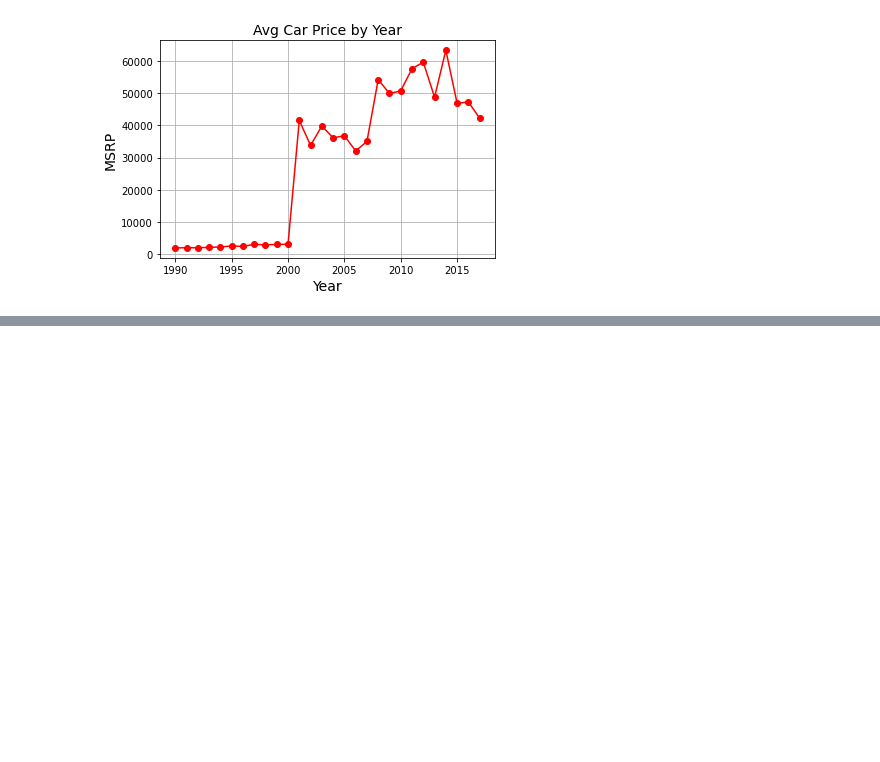
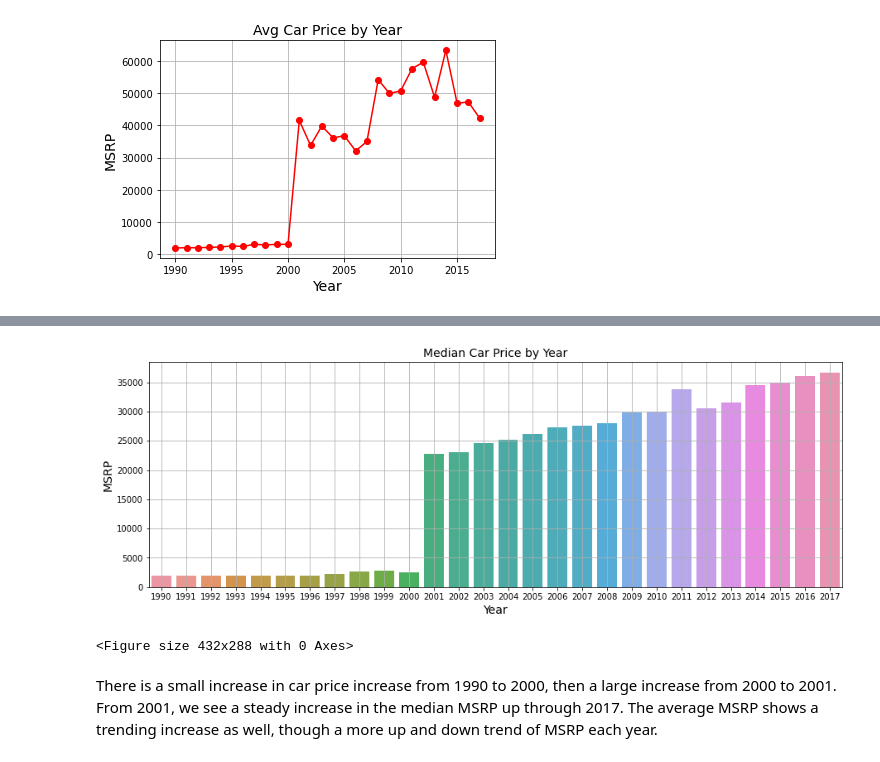
Before and after one commit to JaredBarnes6/car_price_determination_capstone, a Jupyter notebook: car_price_determination_capstone.ipynb, the cells around one changed output, grey strips where cells are left out. Cells and saved outputs as stored; diff of their text form; code cells hidden in the pictures; blank space fills up the shorter version.

```diff
--- a/car_price_determination_capstone.ipynb
+++ b/car_price_determination_capstone.ipynb
@@ -276,0 +328,15 @@ plt.tight_layout()
+# %%
+# Bar chart of MEDIAN MSRP per year.
+fig, axs = plt.subplots(nrows=1, figsize=(15,5))
+sns.barplot(x=year_list, y=price_med_year_list, data=car_data)
+plt.title('Median Car Price by Year', fontsize=14)
+plt.xlabel('Year', fontsize=14)
+plt.ylabel('MSRP', fontsize=14)
+plt.grid(True)
+plt.show()
+plt.tight_layout()
+# %% [output]
+[figure, added]
+<Figure size 432x288 with 0 Axes>
+# %% [markdown]
+There is a small increase in car price increase from 1990 to 2000, then a large increase from 2000 to 2001. From 2001, we see a steady increase in the median MSRP up through 2017. The average MSRP shows a trending increase as well, though a more up and down trend of MSRP each year.
```
Also changed, not shown: parts of 10 cells of this notebook.
